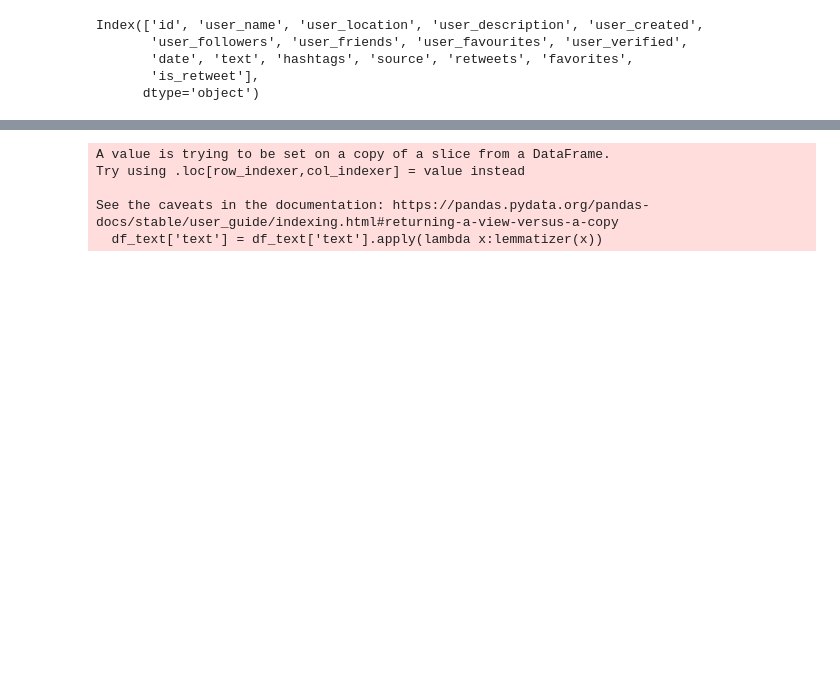
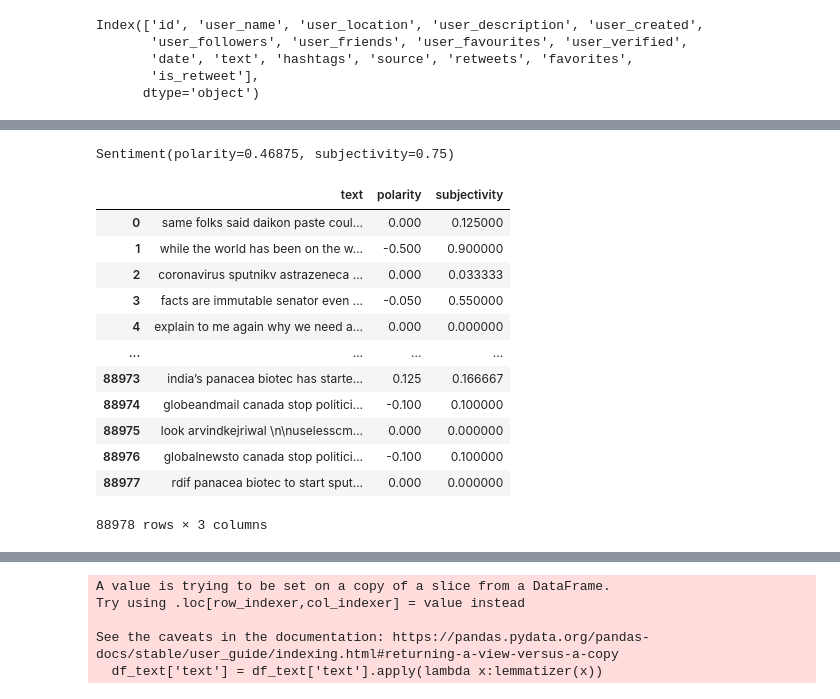
Before and after one commit to u-Shiyuh/nlp-sentiment-analysis, a Jupyter notebook: MidtermsGroup7.ipynb, the cells around one changed output, grey strips where cells are left out. Saved outputs shown, nothing was run; the diff lists cells and outputs as text; code cells hidden in the pictures; blank space fills up the shorter version.

```diff
--- a/MidtermsGroup7.ipynb
+++ b/MidtermsGroup7.ipynb
@@ -52,0 +105,4 @@ df_text['text'] = df_text['text'].apply(lambda x: x.lower())
+# %%
+textblob.TextBlob("So excited to get my vaccine!").sentiment
+# %% [output]
+Sentiment(polarity=0.46875, subjectivity=0.75)
@@ -53,3 +114,19 @@ df_text['text'] = df_text['text'].apply(lambda x: x.lower())
+# %%
+df_text
+# %% [output]
+|  | text | polarity | subjectivity |
+| 0 | same folks said daikon paste coul... | 0.000 | 0.125000 |
+| 1 | while the world has been on the w... | -0.500 | 0.900000 |
+| 2 | coronavirus sputnikv astrazeneca ... | 0.000 | 0.033333 |
+| 3 | facts are immutable senator even ... | -0.050 | 0.550000 |
+| 4 | explain to me again why we need a... | 0.000 | 0.000000 |
+| ... | ... | ... | ... |
+| 88973 | india’s panacea biotec has starte... | 0.125 | 0.166667 |
+| 88974 | globeandmail canada stop politici... | -0.100 | 0.100000 |
+| 88975 | look arvindkejriwal \n\nuselesscm... | 0.000 | 0.000000 |
+| 88976 | globalnewsto canada stop politici... | -0.100 | 0.100000 |
+| 88977 | rdif panacea biotec to start sput... | 0.000 | 0.000000 |
+88978 rows × 3 columns
 # %%
 #defining function for tokenization
 import re
```
Also changed, not shown: parts of 10 cells of this notebook.
